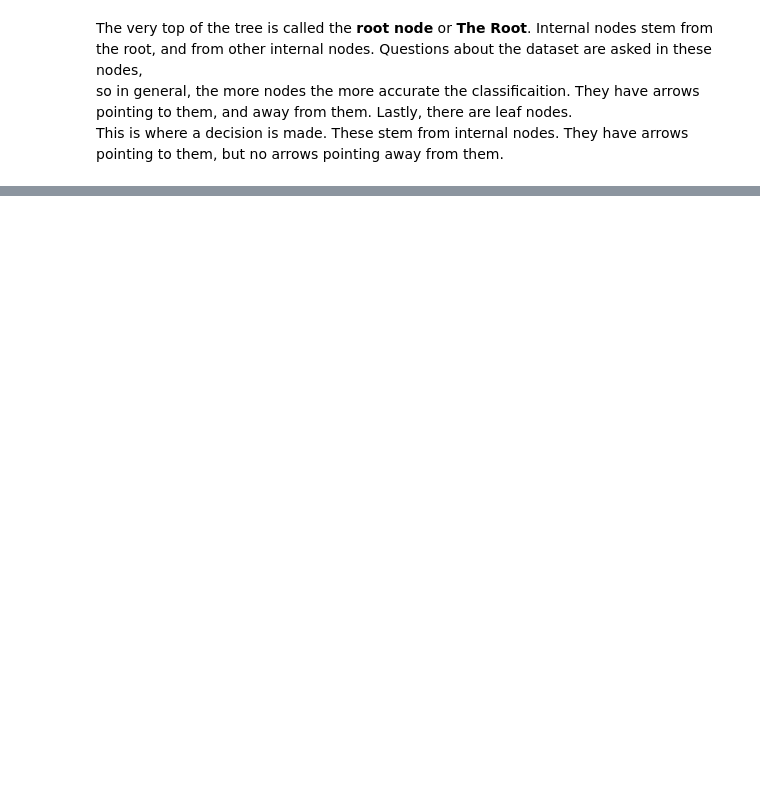
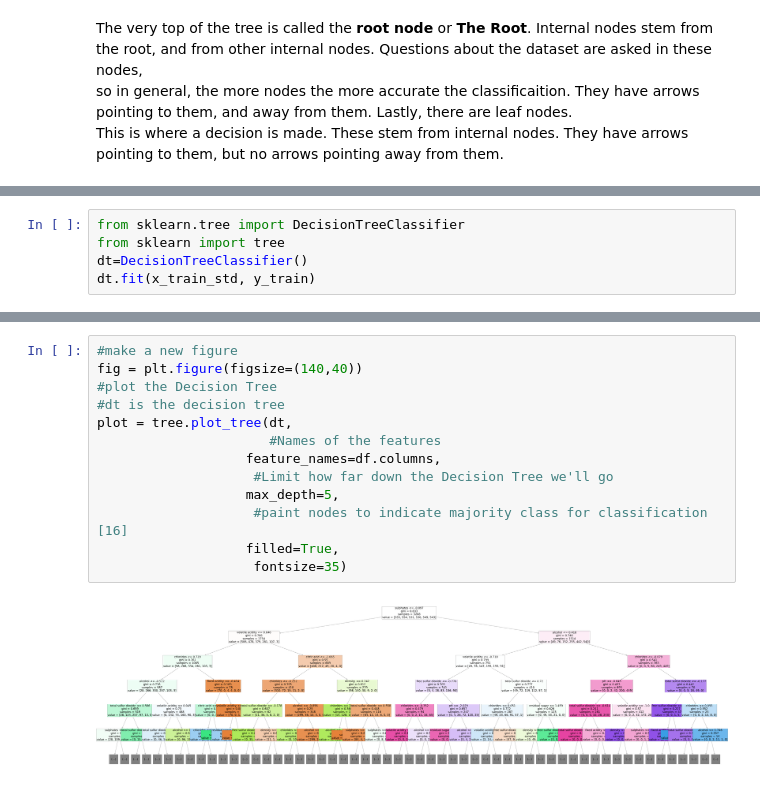
Before and after one commit to antongolubev12/emergingTech, a Jupyter notebook: scikit-learn.ipynb, the cells around one changed output, grey strips where cells are left out. Saved outputs shown, nothing was run; the diff lists cells and outputs as text; blank space fills up the shorter version.

Commit message:
started explanation of decision tree

```diff
--- a/scikit-learn.ipynb
+++ b/scikit-learn.ipynb
@@ -437,0 +427,5 @@ This is where a decision is made. These stem from internal nodes. They have arro
+# %%
+from sklearn.tree import DecisionTreeClassifier
+from sklearn import tree
+dt=DecisionTreeClassifier()
+dt.fit(x_train_std, y_train)
@@ -437,0 +456,15 @@ This is where a decision is made. These stem from internal nodes. They have arro
+# %%
+#make a new figure
+fig = plt.figure(figsize=(140,40))
+#plot the Decision Tree
+#dt is the decision tree
+plot = tree.plot_tree(dt,
+                      #Names of the features
+                   feature_names=df.columns,
+                    #Limit how far down the Decision Tree we'll go
+                   max_depth=5,
+                    #paint nodes to indicate majority class for classification [16]
+                   filled=True,
+                    fontsize=35)
+# %% [output]
+[figure, added]
```
Also changed, not shown: parts of 20 cells of this notebook.
